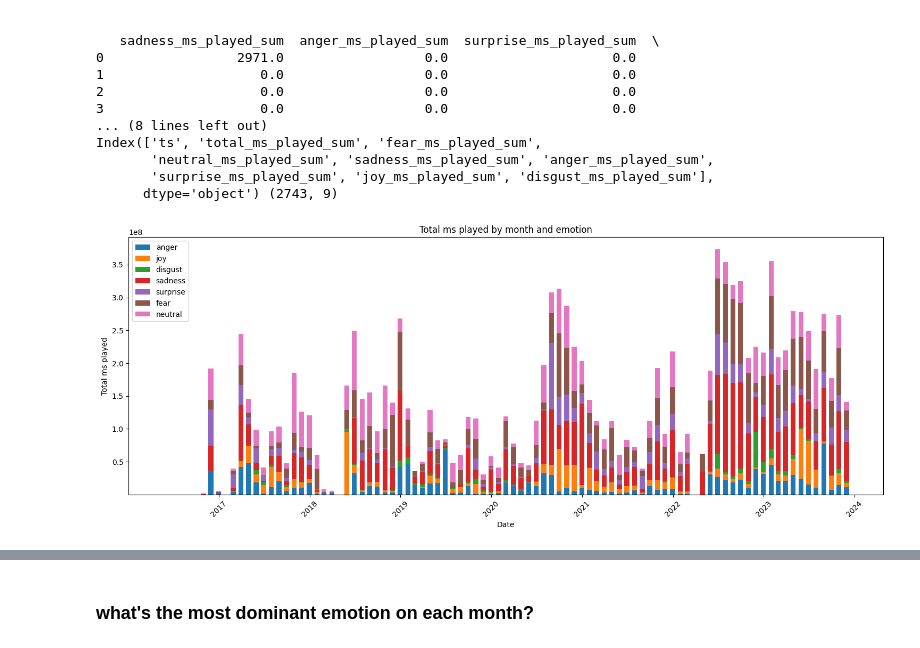
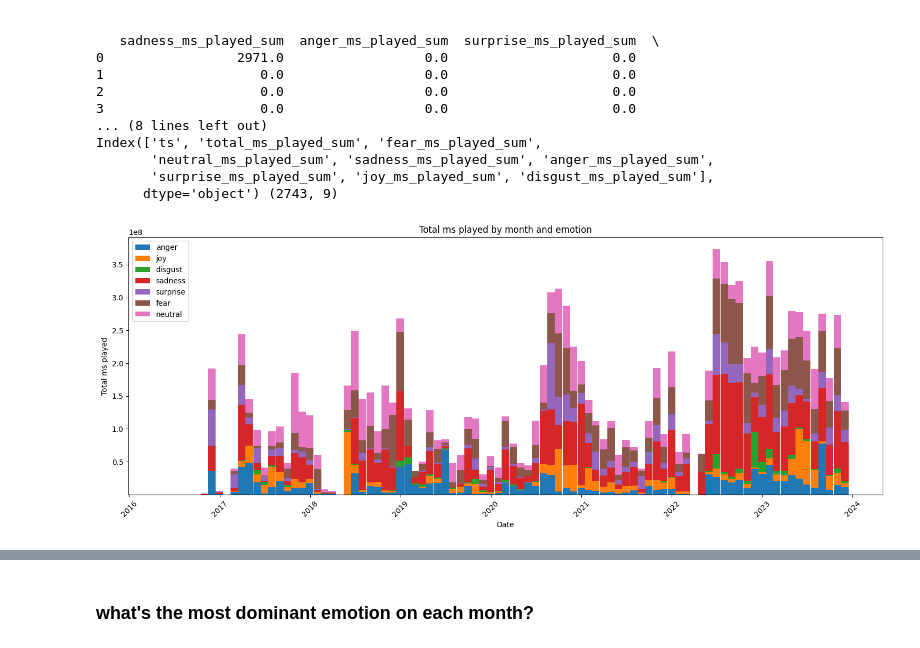
Before and after one commit to nazhifkojaz/Spotify-Analysis-Data-Collection-, a Jupyter notebook: data_preprocessing.ipynb, the cells around one changed output, grey strips where cells are left out. Cells and saved outputs as stored; diff of their text form; code cells hidden in the pictures.

```diff
--- a/data_preprocessing.ipynb
+++ b/data_preprocessing.ipynb
@@ -1123,0 +1136,5 @@ Index(['ts', 'track_id', 'ms_played_count', 'ms_played_sum', 'track_name',
+# %%
+# show top 10 tracks with the most ms_played_sum on each dominant_emotion categories
+for emotion in track_stream['dominant_emotion'].unique():
+    print(emotion)
+    display(track_stream[track_stream['dominant_emotion'] == emotion][col_order].sort_values('ms_played_sum', ascending=False).head(5))
@@ -1123,0 +1191,8 @@ Index(['ts', 'track_id', 'ms_played_count', 'ms_played_sum', 'track_name',
+# %%
+# let's bring back the lyrics_emotion data to get the detailed emotion scores
+lyrics_emotion = pd.read_csv('datasets/lyrics_emotion.csv')
+
+# get the emotion scores from lyrics_emotion
+emotion_scores = ['anger', 'joy', 'disgust', 'sadness', 'surprise', 'fear', 'neutral']
+lyrics_emotion = lyrics_emotion[['track_id'] + emotion_scores]
+track_stream_w_emotion_score = track_stream.merge(lyrics_emotion, on='track_id', how='left')
@@ -1123,0 +1211,7 @@ Index(['ts', 'track_id', 'ms_played_count', 'ms_played_sum', 'track_name',
+# %%
+# show top 10 tracks with the most ms_played_sum on each dominant_emotion categories
+for emotion in track_stream['dominant_emotion'].unique():
+    print(emotion)
+    display(track_stream_w_emotion_score[(track_stream['dominant_emotion'] == emotion)
+                                         & (track_stream_w_emotion_score['m_played_sum'] > 100)] \
+                                            [col_order + emotion_scores].sort_values(emotion, ascending=False).head(5))
@@ -1217,34 +1341,33 @@ Index(['ts', 'total_ms_played_sum', 'fear_ms_played_sum',
        'surprise_ms_played_sum', 'joy_ms_played_sum', 'disgust_ms_played_sum'],
       dtype='object') (2743, 9)
 # %%
-# complete_date_data.set_index('ts', inplace=True)
-monthly_data = complete_date_data.resample('ME').sum().reset_index()
+monthly_data = complete_date_data.set_index('ts').resample('ME').sum().reset_index()
 # %%
 # Set up the figure size
 plt.figure(figsize=(15, 6))
 
 # Set bar width
-bar_width = 20  # Adjust bar width
+bar_width = 30  # Adjust bar width
 
 # set the bottom values
 bottom_values = np.zeros(len(monthly_data))
 
 # Loop through each emotion and create stacked bars
 for emotion in ['anger', 'joy', 'disgust', 'sadness', 'surprise', 'fear', 'neutral']: # so we have consistent order
     emotion_column = f'{emotion}_ms_played_sum'
     plt.bar(monthly_data['ts'], monthly_data[emotion_column], width=bar_width, label=emotion, bottom=bottom_values)
     bottom_values += monthly_data[emotion_column]
 
 # Plot the total ms_played_sum as a line
 # plt.plot(monthly_data['ts'], monthly_data['total_ms_played_sum'], label='Total', color='black', linewidth=2, marker='o')
 
 # Add labels and title
 plt.xlabel('Date')
 plt.ylabel('Total ms played')
 plt.title('Total ms played by month and emotion')
 plt.xticks(rotation=45)  # Rotate x-axis labels for better readability
 plt.legend()
 plt.tight_layout()  # Adjust layout for better fitting
 plt.show()
 # %% [output]
-[figure, old version]
+[figure, new version]
```
Also changed, not shown: parts of 14 cells of this notebook.
